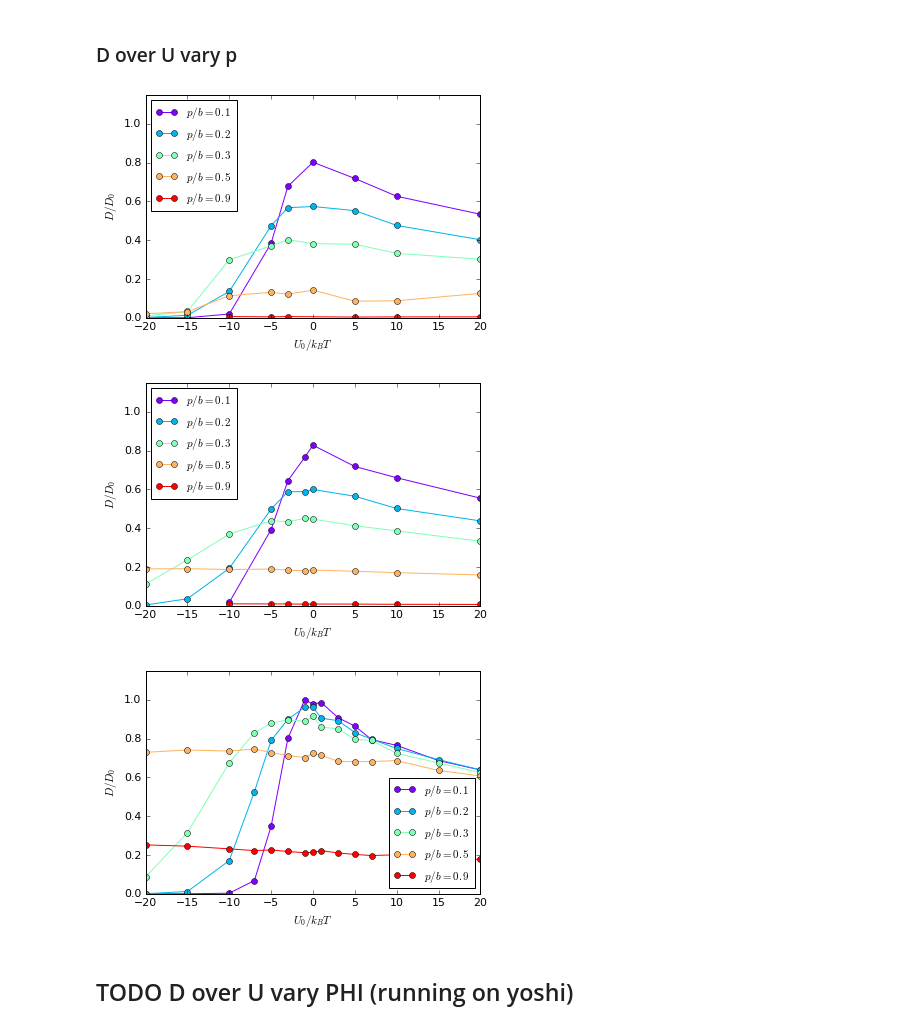
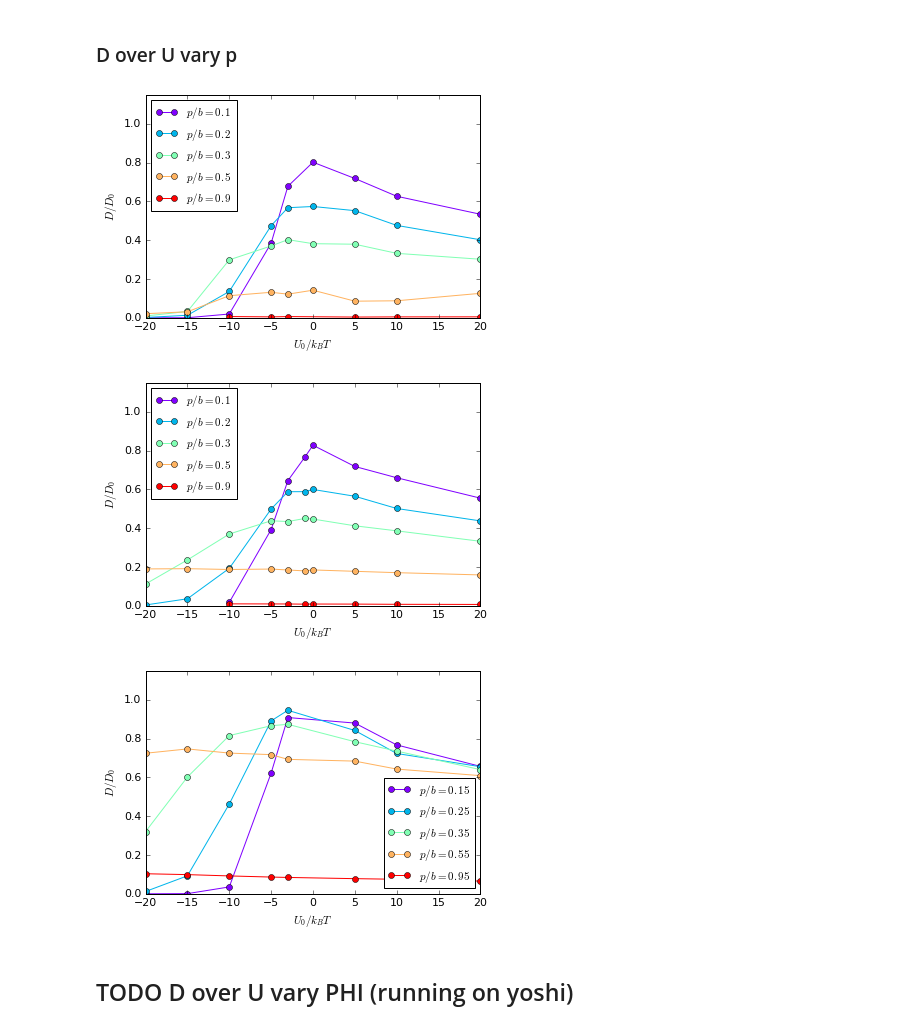
Before and after one commit to JohannHansing/iPythonNB, a Jupyter notebook: HIforBD/Figures.ipynb, the cells around one changed output. Cells and saved outputs as stored; diff of their text form; code cells hidden in the pictures.

```diff
--- a/HIforBD/Figures.ipynb
+++ b/HIforBD/Figures.ipynb
@@ -138,8 +140,7 @@ def plotDoPhivarylub(aop,dataArrs,labels,loglog=False,legendloc=0,tofile=False,f
         plt.show()
 # %%
 # get polymer system data for different n with noLub
-def getDoU_p_a_k(p,a,k='1.000',dt='0.001',n=1,trigger='',system='',oldLub=False):
-    MSD='MSD'
+def getDoU_p_a_k(p,a,k='1.000',dt='0.001',n=1,trigger='',system='',oldLub=False,MSD='MSD'):
     astr=str(a).rstrip('0').rstrip(".")
     adir="a"+astr
     pstr=str(p).rstrip('0').rstrip(".")
@@ -159,8 +160,7 @@ def getDoU_p_a_k(p,a,k='1.000',dt='0.001',n=1,trigger='',system='',oldLub=False)
     folder+="/dt"+dt+"/t200/"+adir+"/d0/b"+str(b)+"/"+pdir+"/k"+k+"/"
     #print(folder)
     if a==0:
-        folder=root+"/Documents/workspace-cpp/SingleParticleSimulation/sim_dataOLD/noreset/dt0.0001/t200/d0/b10/"+pdir+"/k"+k+"/"
-        MSD=''
+        folder=root+"/Documents/workspace-cpp/SingleParticleSimulation/sim_dataOLD/noreset/dt"+dt+"/t200/d0/b10/"+pdir+"/k"+k+"/"
     for udir in os.listdir(folder):
         if "DS" in udir: continue
         u=float(udir[1:])
@@ -471,35 +514,35 @@ plotDoPhivarylub(aop,data,labels,tofile=True,filename='D_over_phi_vary_kop_u10')
 # %%
 #### TODO LOAD DATA FOR p=5 LJ025 from yoshi with dt=0.0005
 xlim=[-20,20]
 arr=[1,2,3,5,9]
 a=0.5
 data=[]
 for p in arr:
     data.append(getDoU_p_a_k(p,a,trigger='LJ025'))
 labels = [r'$p/b ='+str(p/10.)+'$' for p in arr]
 plotdataArr(data,'U_0/k_BT',labels,lineParam='',title='',linestyles='',setlog='',legendloc=0,
             tofile=True,filename='D_over_U_vary_p_LJ025',xlim=xlim)
 # No Lub
 data=[]
 for p in arr:
     data.append(getDoU_p_a_k(p,a,trigger='noLub/steric'))
 labels = [r'$p/b ='+str(p/10.)+'$' for p in arr]
 plotdataArr(data,'U_0/k_BT',labels,lineParam='',title='',linestyles='',setlog='',legendloc=0,tofile=True,
             filename='D_over_U_vary_p_noLub',xlim=xlim)
 
 # No HI TODO Reload data from sheldon
 arr=[1.5,2.5,3.5,5.5,9.5]
 a=0
 data=[]
 for p in arr:
-    data.append(getDoU_p_a_k(p,a))
+    data.append(getDoU_p_a_k(p,a,dt="0.0005",MSD='MSD'))
 labels = [r'$p/b ='+str(p/10.)+'$' for p in arr]
 plotdataArr(data,'U_0/k_BT',labels,lineParam='',title='',linestyles='',setlog='',legendloc=0,
             tofile=True,filename='D_over_U_vary_p_noHI',xlim=xlim)
 # %% [output]
 [figure]
 [figure]
-[figure, old version]
+[figure, new version]
 # %% [markdown]
 ## TODO D over U vary PHI (running on yoshi)
 # %%
```
Also changed, not shown: parts of 13 cells of this notebook, 4 other files.
